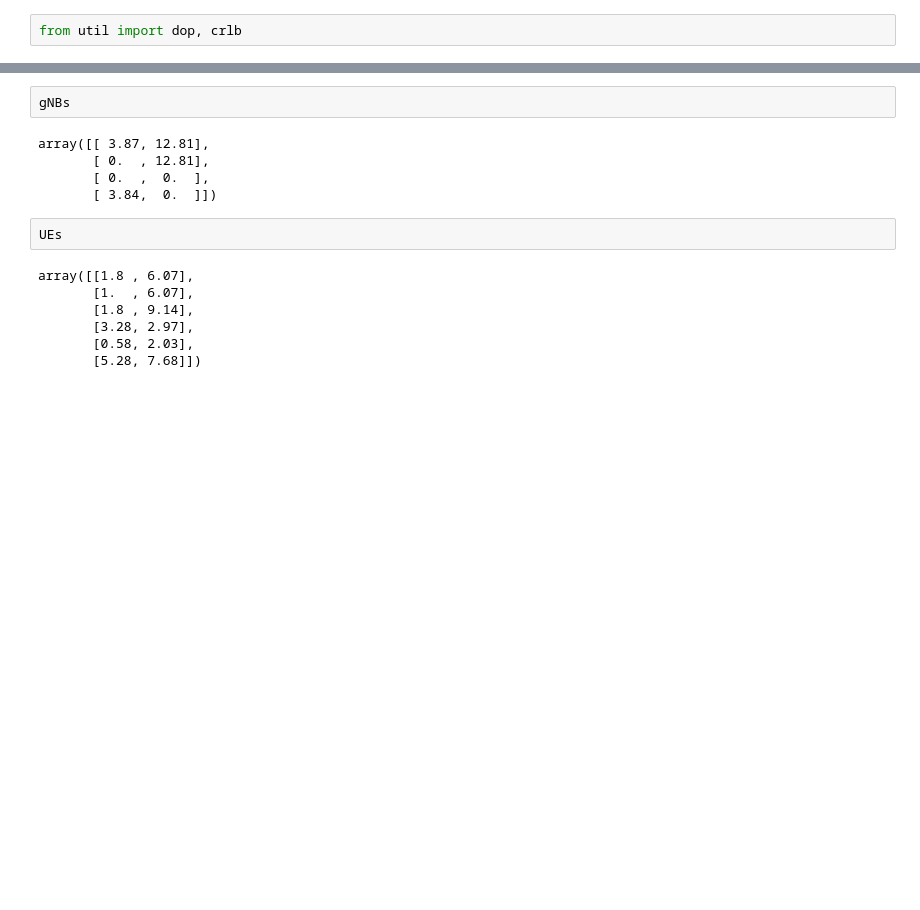
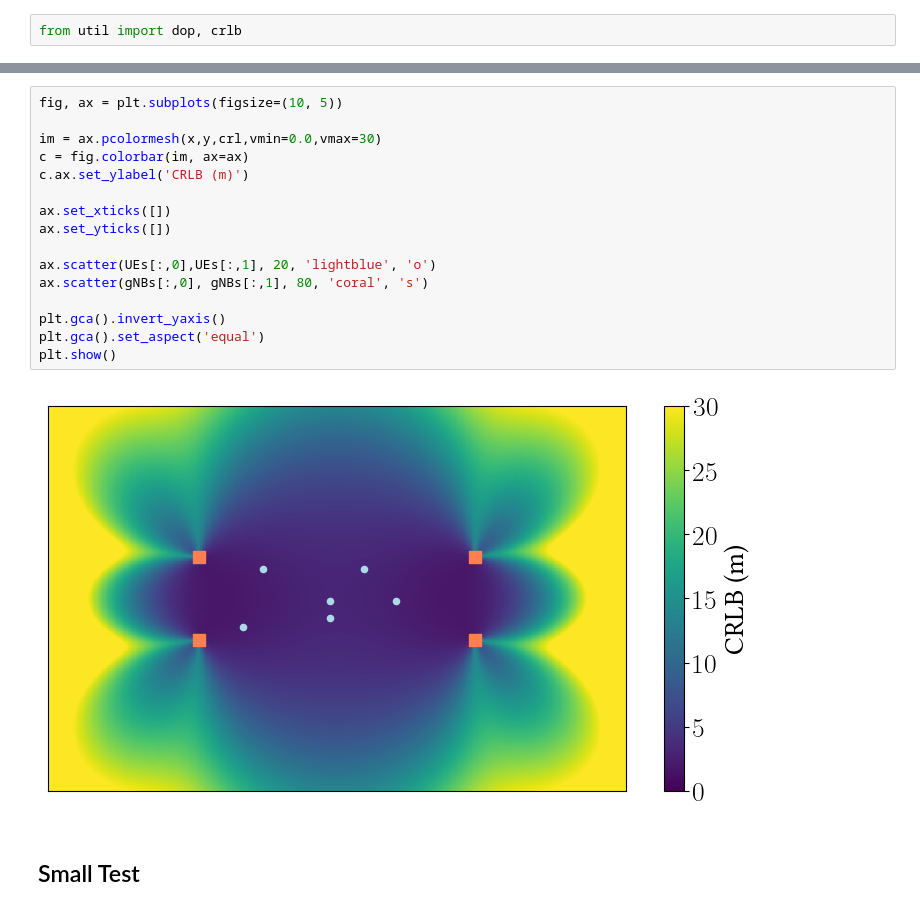
Before and after one commit to yagoliz/5glocalization, a Jupyter notebook: notebooks/ext-04-heatmap.ipynb, the cells around one changed output, grey strips where cells are left out. Saved outputs shown, nothing was run; the diff lists cells and outputs as text; blank space fills up the shorter version.

```diff
--- a/notebooks/ext-04-heatmap.ipynb
+++ b/notebooks/ext-04-heatmap.ipynb
@@ -105,16 +120,20 @@ plt.show()
-# %%
-gNBs
-# %% [output]
-array([[ 3.87, 12.81],
-       [ 0.  , 12.81],
-       [ 0.  ,  0.  ],
-       [ 3.84,  0.  ]])
-# %%
-UEs
-# %% [output]
-array([[1.8 , 6.07],
-       [1.  , 6.07],
-       [1.8 , 9.14],
-       [3.28, 2.97],
-       [0.58, 2.03],
-       [5.28, 7.68]])
+# %%
+fig, ax = plt.subplots(figsize=(10, 5))
+
+im = ax.pcolormesh(x,y,crl,vmin=0.0,vmax=30)
+c = fig.colorbar(im, ax=ax)
+c.ax.set_ylabel('CRLB (m)')
+
+ax.set_xticks([])
+ax.set_yticks([])
+
+ax.scatter(UEs[:,0],UEs[:,1], 20, 'lightblue', 'o')
+ax.scatter(gNBs[:,0], gNBs[:,1], 80, 'coral', 's')
+
+plt.gca().invert_yaxis()
+plt.gca().set_aspect('equal')
+plt.show()
+# %% [output]
+[figure, added]
+# %% [markdown]
+## Small Test
```
Also changed, not shown: parts of 15 cells of this notebook, 7 other files.
